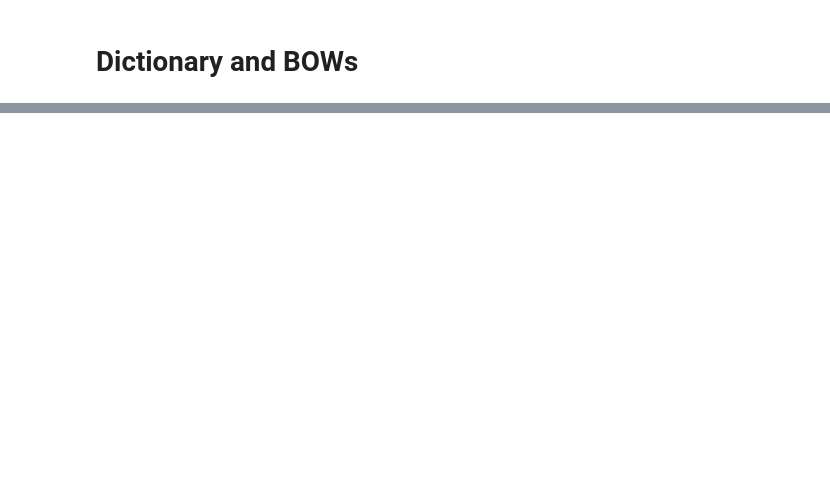
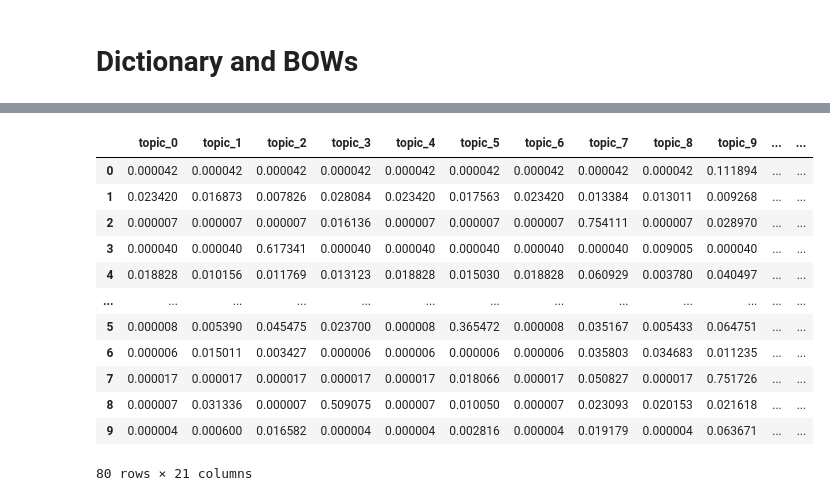
Before and after one commit to hcss-utils/tt-weights, a Jupyter notebook: notebooks/1.0_hp_dtm.ipynb, the cells around one changed output, grey strips where cells are left out. Cells and saved outputs as stored; diff of their text form; code cells hidden in the pictures; blank space fills up the shorter version.

```diff
--- a/notebooks/1.0_hp_dtm.ipynb
+++ b/notebooks/1.0_hp_dtm.ipynb
@@ -61,0 +138,18 @@ finish - start
+# %%
+doc_topic_matrix.columns = [f"topic_{c}" if isinstance(c, int) else c for c in doc_topic_matrix.columns]
+# %%
+doc_topic_matrix
+# %% [output]
+|  | topic_0 | topic_1 | topic_2 | topic_3 | topic_4 | topic_5 | topic_6 | topic_7 | topic_8 | topic_9 | ... | ... |
+| 0 | 0.000042 | 0.000042 | 0.000042 | 0.000042 | 0.000042 | 0.000042 | 0.000042 | 0.000042 | 0.000042 | 0.111894 | ... | ... |
+| 1 | 0.023420 | 0.016873 | 0.007826 | 0.028084 | 0.023420 | 0.017563 | 0.023420 | 0.013384 | 0.013011 | 0.009268 | ... | ... |
+| 2 | 0.000007 | 0.000007 | 0.000007 | 0.016136 | 0.000007 | 0.000007 | 0.000007 | 0.754111 | 0.000007 | 0.028970 | ... | ... |
+| 3 | 0.000040 | 0.000040 | 0.617341 | 0.000040 | 0.000040 | 0.000040 | 0.000040 | 0.000040 | 0.009005 | 0.000040 | ... | ... |
+| 4 | 0.018828 | 0.010156 | 0.011769 | 0.013123 | 0.018828 | 0.015030 | 0.018828 | 0.060929 | 0.003780 | 0.040497 | ... | ... |
+| ... | ... | ... | ... | ... | ... | ... | ... | ... | ... | ... | ... | ... |
+| 5 | 0.000008 | 0.005390 | 0.045475 | 0.023700 | 0.000008 | 0.365472 | 0.000008 | 0.035167 | 0.005433 | 0.064751 | ... | ... |
+| 6 | 0.000006 | 0.015011 | 0.003427 | 0.000006 | 0.000006 | 0.000006 | 0.000006 | 0.035803 | 0.034683 | 0.011235 | ... | ... |
+| 7 | 0.000017 | 0.000017 | 0.000017 | 0.000017 | 0.000017 | 0.018066 | 0.000017 | 0.050827 | 0.000017 | 0.751726 | ... | ... |
+| 8 | 0.000007 | 0.031336 | 0.000007 | 0.509075 | 0.000007 | 0.010050 | 0.000007 | 0.023093 | 0.020153 | 0.021618 | ... | ... |
+| 9 | 0.000004 | 0.000600 | 0.016582 | 0.000004 | 0.000004 | 0.002816 | 0.000004 | 0.019179 | 0.000004 | 0.063671 | ... | ... |
+80 rows × 21 columns
```
Also changed, not shown: parts of 38 cells of this notebook, 1 other file.
